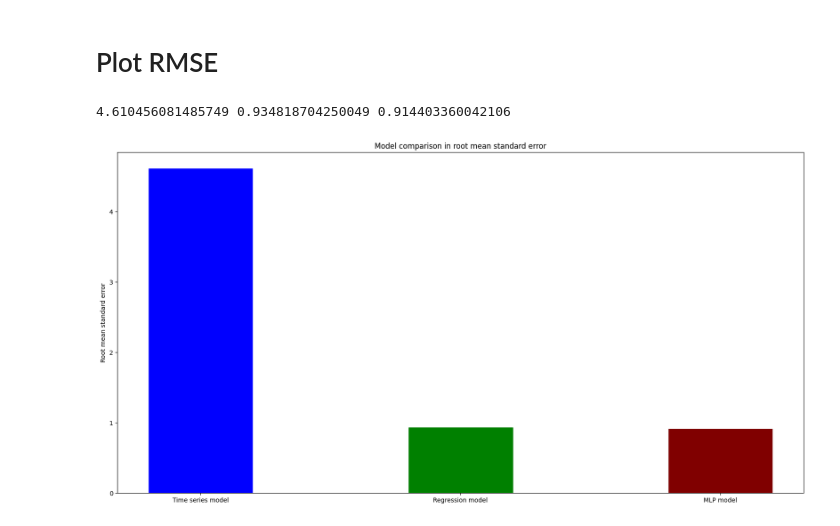
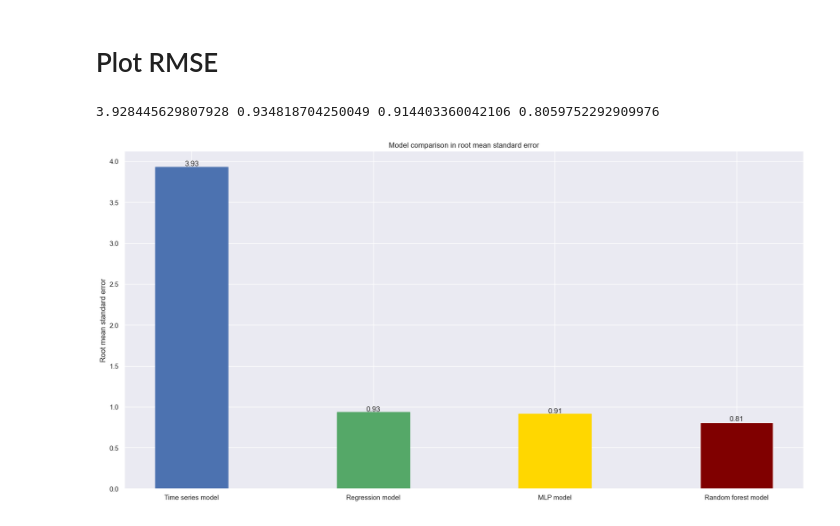
Before and after one commit to lebe1/ClimateChangeAI, a Jupyter notebook: Analyse-plots.ipynb, the cells around one changed output. Saved outputs shown, nothing was run; the diff lists cells and outputs as text; code cells hidden in the pictures.

Commit message:
Add analysing data and images

```diff
--- a/Analyse-plots.ipynb
+++ b/Analyse-plots.ipynb
@@ -42,6 +53,7 @@ mlp_data.head()
 # Sort data to original order by column name original_order
 regression_data = regression_data.sort_values(by=['original_order'])
 mlp_data = mlp_data.sort_values(by=['original_order'])
+random_forest_data = random_forest_data.sort_values(by=['original_order'])
 regression_data.head()
 # %% [output]
 |  | feature_importance_values | original_order | rmse |
@@ -92,11 +114,8 @@ print(regression_data['normalized_importance_values'].min())
 # Extract the feature importance values for normalization
 importance_values = mlp_data['feature_importance_values'].values.reshape(-1, 1)
 
-# Initialize the StandardScaler
-scaler = StandardScaler()
-
 # Fit and transform the feature importance values
-normalized_values = scaler.fit_transform(importance_values).flatten()
+normalized_values = scaler.transform(importance_values).flatten()
 
 # Update the DataFrame with normalized values
 mlp_data['normalized_importance_values'] = normalized_values
@@ -113 +132,18 @@ print(mlp_data['normalized_importance_values'].min())
 0.0
+# %%
+# Extract the feature importance values for normalization
+importance_values = random_forest_data['feature_importance_values'].values.reshape(-1, 1)
+
+# Fit and transform the feature importance values
+normalized_values = scaler.transform(importance_values).flatten()
+
+# Update the DataFrame with normalized values
+random_forest_data['normalized_importance_values'] = normalized_values
+
+# Get lowest normalized feature importance value
+print(random_forest_data['normalized_importance_values'].min())
+
+# To each normalized feature value add minimal value to make each value positive
+random_forest_data['normalized_importance_values'] = random_forest_data['normalized_importance_values'] + abs(random_forest_data['normalized_importance_values'].min())
+
+print(random_forest_data['normalized_importance_values'].min())
@@ -114,7 +153,7 @@ print(mlp_data['normalized_importance_values'].min())
 # %%
 import matplotlib.pyplot as plt
 
-
+sns.set_theme()
 
 # Take feature names as x axis labels from index column
 time_series_rmse = regression_data.index.values
@@ -122,19 +161,21 @@ time_series_rmse = regression_data.index.values
 # Take feature importance values as y axis values from regression model and mlp model
 regression_rmse = regression_data['normalized_importance_values']
 mlp_rmse = mlp_data['normalized_importance_values']
+random_forest_rmse = random_forest_data['normalized_importance_values']
 
-bar_width = 0.4
+bar_width = 0.3
 x_indexes = np.arange(len(time_series_rmse))
 
 # Plot feature importance values as bar plot bars grouped by feature names
 plt.figure(figsize=(20,10))
-plt.bar(x_indexes - bar_width/2, regression_rmse, width=bar_width, color='b', align='center')
-plt.bar(x_indexes + bar_width/2, mlp_rmse, width=bar_width, color='g', align='center')
+plt.bar(x_indexes - bar_width, regression_rmse, width=bar_width, color='b', align='center')
+plt.bar(x_indexes, mlp_rmse, width=bar_width, color='g', align='center')
+plt.bar(x_indexes + bar_width, mlp_rmse, width=bar_width, color='r', align='center')
 plt.xlabel('Feature name')
 plt.ylabel('Feature importance value')
 plt.xticks(ticks=x_indexes, labels=time_series_rmse, rotation=90)
 plt.title('Feature importance bar plot')
 # Add legend
-plt.legend(['Regression model', 'MLP model'])
+plt.legend(['Regression model', 'MLP model', 'Random forest model'])
 plt.show()
 # %% [output]
@@ -144,31 +216,37 @@ plt.show()
 # %%
 import matplotlib.pyplot as plt
 
 
 
 # Take feature importance values as y axis values from regression model and mlp model
 time_series_rmse = time_series_data.index.values[0]
 regression_rmse = regression_data.loc['DD','rmse']
 mlp_rmse = mlp_data.loc['DD', 'rmse']
+random_forest_rmse = random_forest_data.loc['DD', 'rmse']
 
-print(time_series_rmse,regression_rmse,mlp_rmse)
+print(time_series_rmse,regression_rmse,mlp_rmse,random_forest_rmse)
 
-rmse_data = {'Time series model':time_series_rmse, 'Regression model':regression_rmse, 'MLP model':mlp_rmse}
+rmse_data = {'Time series model':time_series_rmse, 'Regression model':regression_rmse, 'MLP model':mlp_rmse, 'Random forest model':random_forest_rmse}
 
 models = list(rmse_data.keys())
 values = list(rmse_data.values())
 
 # Plot feature importance values as bar plot bars grouped by feature names
 plt.figure(figsize=(20,10))
 # creating the bar plot
 barlist = plt.bar(models, values, color ='maroon',
         width = 0.4)
 barlist[0].set_color('b')
 barlist[1].set_color('g')
+barlist[2].set_color('gold')
+
+# Add values above bars
+for i in range(len(barlist)):
+    plt.text(i, round(values[i], 2), round(values[i], 2), ha='center', va='bottom')
 
 plt.ylabel('Root mean standard error')
 plt.title('Model comparison in root mean standard error')
 plt.show()
 # %% [output]
-4.610456081485749 0.934818704250049 0.914403360042106
+3.928445629807928 0.934818704250049 0.914403360042106 0.8059752292909976
-[figure, old version]
+[figure, new version]
```
Also changed, not shown: parts of 8 cells of this notebook, 6 other files.
